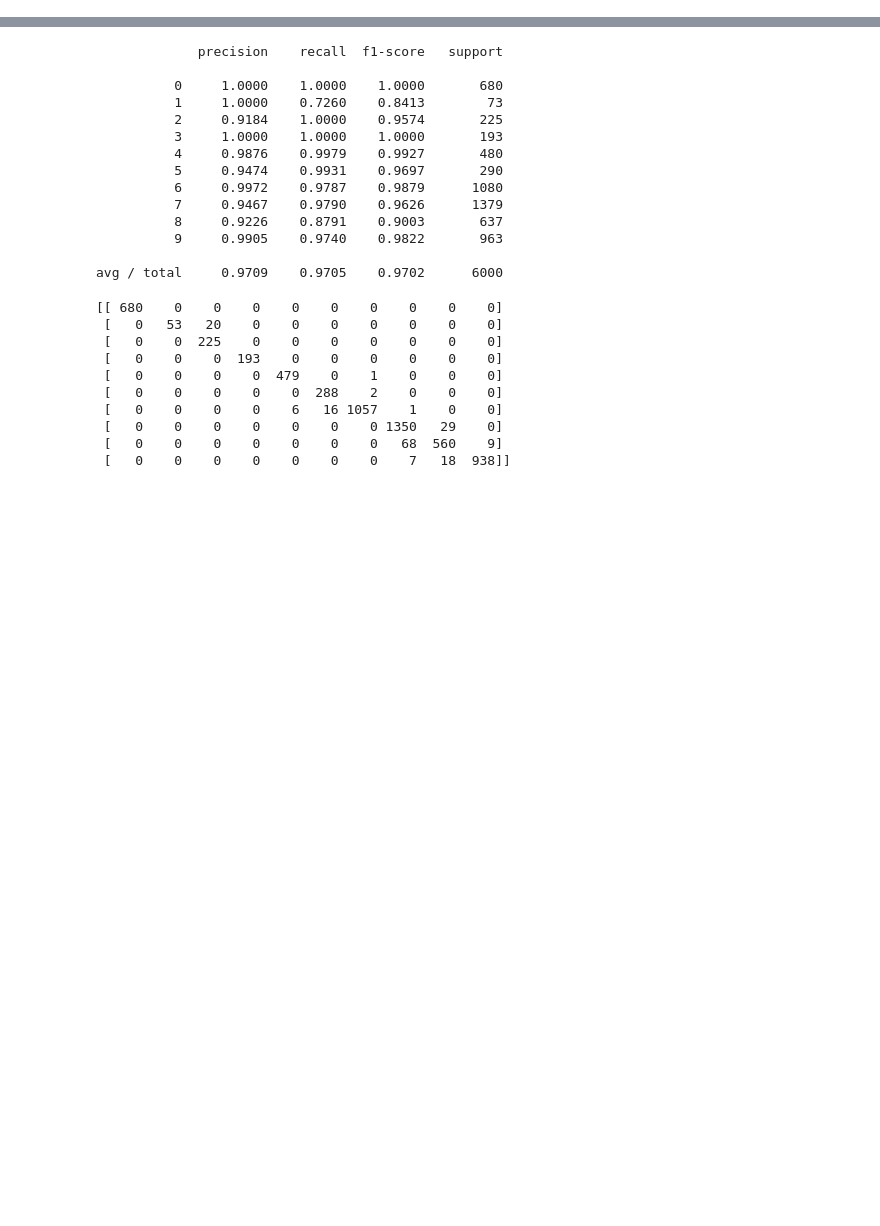
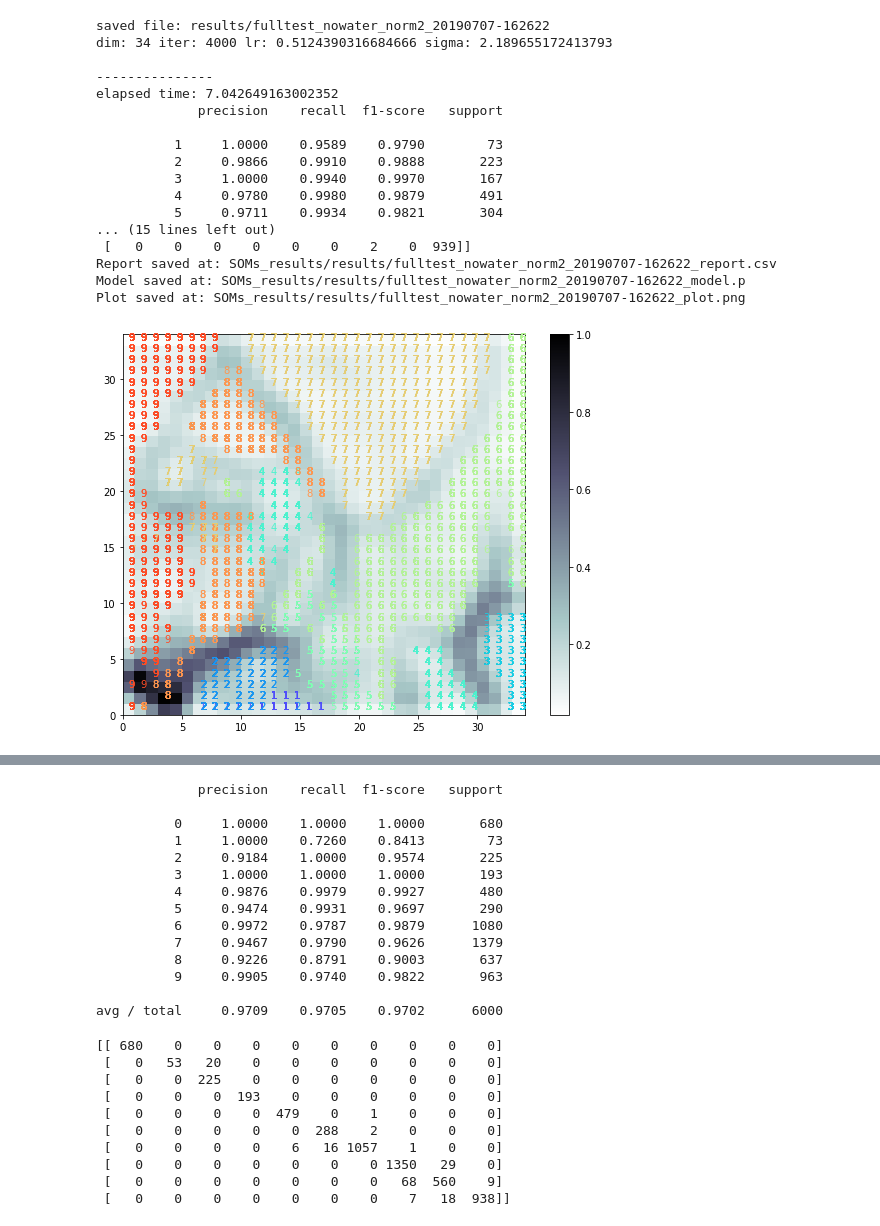
Before and after one commit to msc-acse/acse-9-independent-research-project-wafflescore, a Jupyter notebook: Working Files/SOMs.ipynb, the cells around one changed output, grey strips where cells are left out. Drawn from its saved outputs; the diff is of its cells as text; code cells hidden in the pictures; blank space fills up the shorter version.

```diff
--- a/Working Files/SOMs.ipynb
+++ b/Working Files/SOMs.ipynb
@@ -327,0 +439,54 @@ accuracy_score(y_test, y_pred)
+# %%
+### test SOMs -- new norm2
+timestr = tm.strftime("%Y%m%d-%H%M%S")
+
+# initialize hyperparameters
+dim = 34
+iter_cnt = 4000
+lr = 0.5124390316684666
+sigma = 2.189655172413793
+
+# define model name for saving
+model_name = 'results/fulltest_nowater_norm2_' + str(timestr)
+print('saved file:', model_name)
+print('dim:', dim, 'iter:', iter_cnt, 'lr:', lr, 'sigma:',sigma)
+print('\n---------------')
+
+som = som_assemble(norm_data, seed, dim, lr, sigma)
+
+start = timer()
+som.train_random(X_train, iter_cnt, verbose=False)
+end = timer()
+elapsed_time = end - start
+print('elapsed time:', elapsed_time)
+
+som.labels_map(X_train, y_train)
+y_pred = np.array(som.classify(X_test))
+
+report = classification_report(y_test, y_pred, digits=4)
+print(report)
+c_matrix = confusion_matrix(y_test, y_pred)
+print(c_matrix)
+
+param_vals = write_param(model_name, dim, iter_cnt, lr, re_inf, elapsed_time, sigma)
+save_som(param_vals, som, report, c_matrix, model_name)
+plot_som(som, norm_data, label, model_name=model_name, save=True)
+# %% [output]
+saved file: results/fulltest_nowater_norm2_20190707-162622
+dim: 34 iter: 4000 lr: 0.5124390316684666 sigma: 2.189655172413793
+
+---------------
+elapsed time: 7.042649163002352
+             precision    recall  f1-score   support
+
+          1     1.0000    0.9589    0.9790        73
+          2     0.9866    0.9910    0.9888       223
+          3     1.0000    0.9940    0.9970       167
+          4     0.9780    0.9980    0.9879       491
+          5     0.9711    0.9934    0.9821       304
+... (15 lines left out)
+ [   0    0    0    0    0    0    2    0  939]]
+Report saved at: SOMs_results/results/fulltest_nowater_norm2_20190707-162622_report.csv
+Model saved at: SOMs_results/results/fulltest_nowater_norm2_20190707-162622_model.p
+Plot saved at: SOMs_results/results/fulltest_nowater_norm2_20190707-162622_plot.png
+[figure, added]
```
Also changed, not shown: parts of 28 cells of this notebook.
